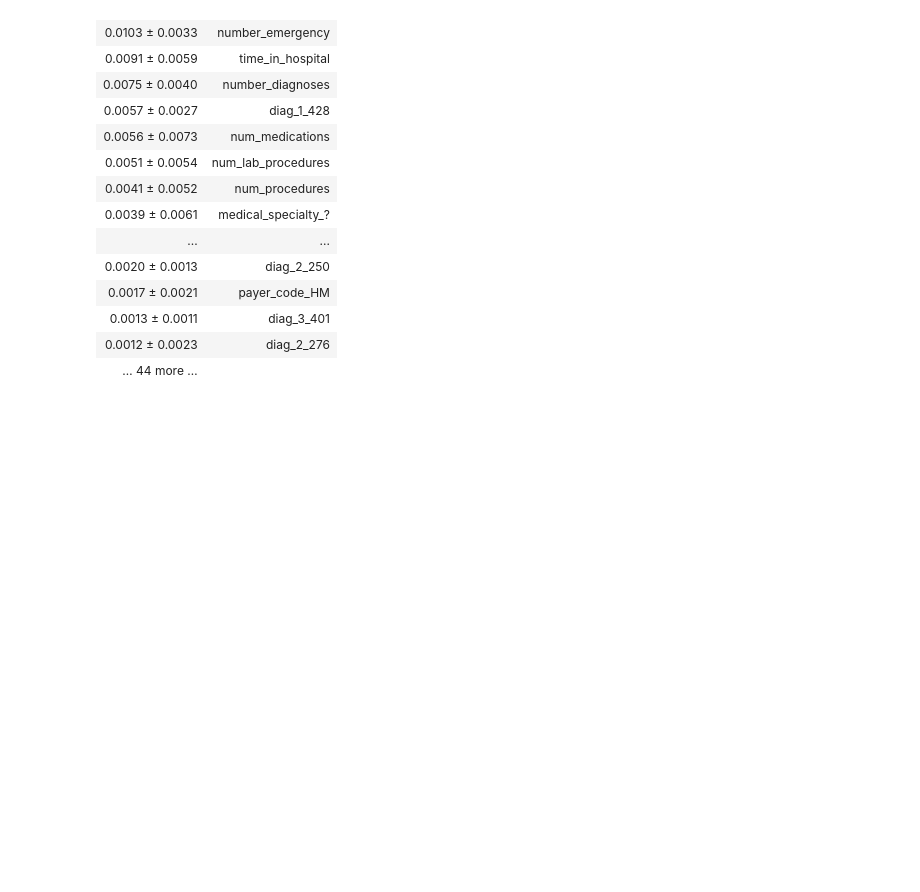
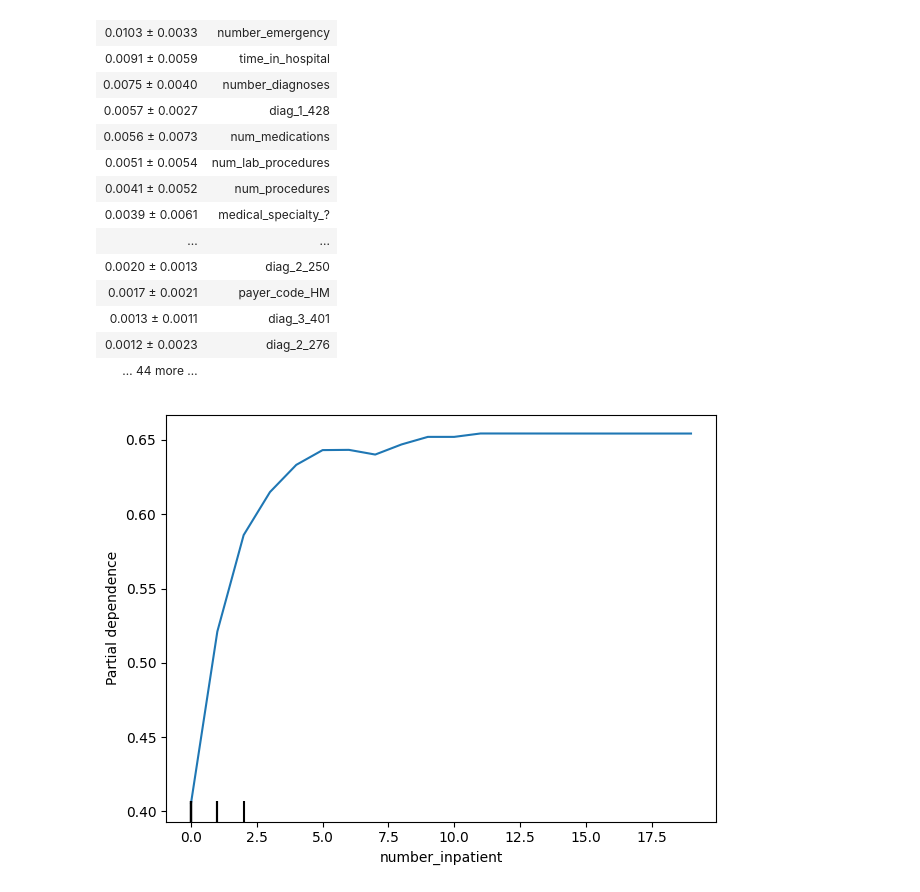
Before and after one commit to Grashch/Kaggle_tasks, a Jupyter notebook: SHAP_Values.ipynb, the cells around one changed output. Saved outputs shown, nothing was run; the diff lists cells and outputs as text; code cells hidden in the pictures; blank space fills up the shorter version.

```diff
--- a/SHAP_Values.ipynb
+++ b/SHAP_Values.ipynb
@@ -264,3 +264,13 @@ eli5.show_weights(perm, feature_names=val_X.columns.tolist())
 | 0.0013 ± 0.0011 | diag_3_401 |
 | 0.0012 ± 0.0023 | diag_2_276 |
 | … 44 more … |  |
+# %%
+import matplotlib.pyplot as plt
+from sklearn.inspection import PartialDependenceDisplay
+
+feature_name = 'number_inpatient'
+PartialDependenceDisplay.from_estimator(my_model, val_X, [feature_name])
+plt.tight_layout()
+plt.show()
+# %% [output]
+[figure, added]
```
